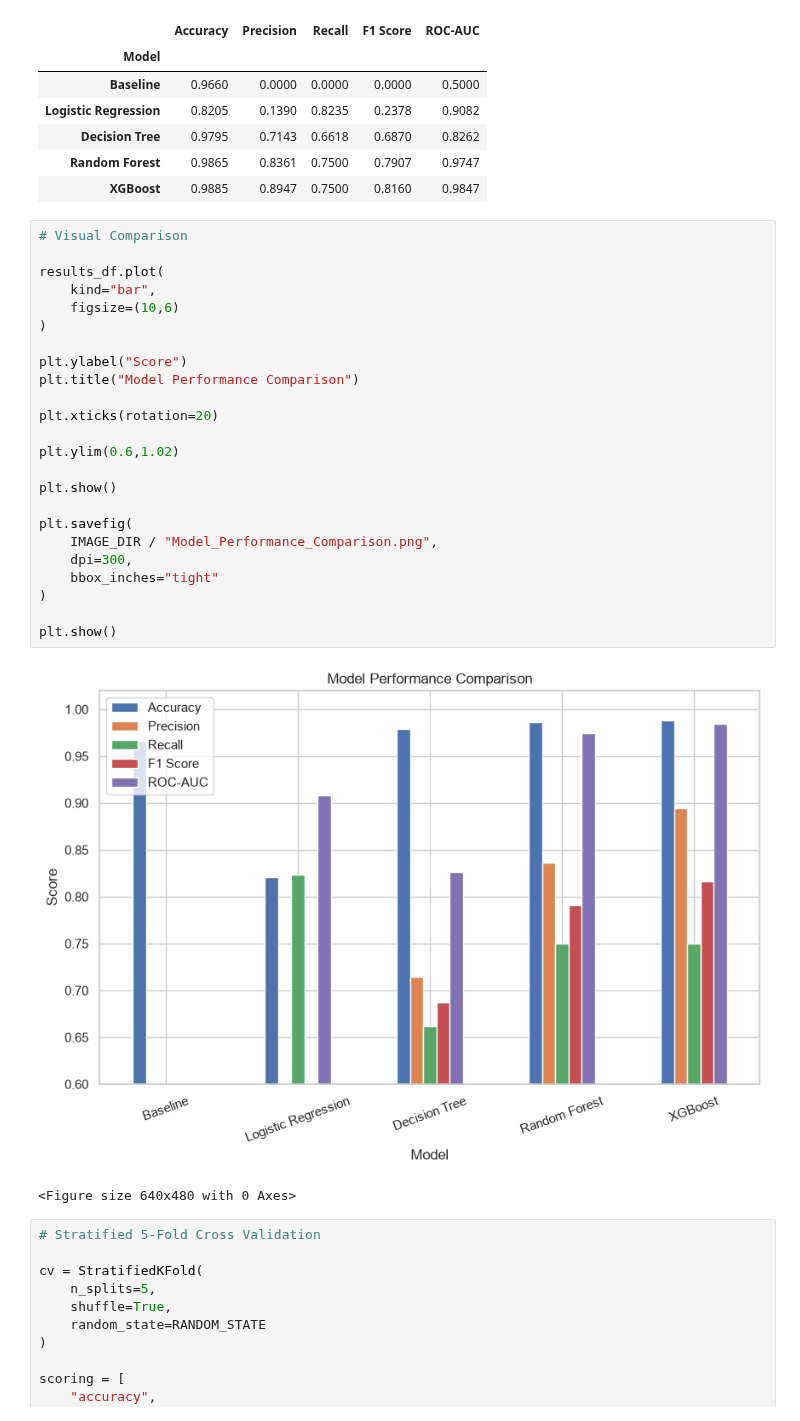
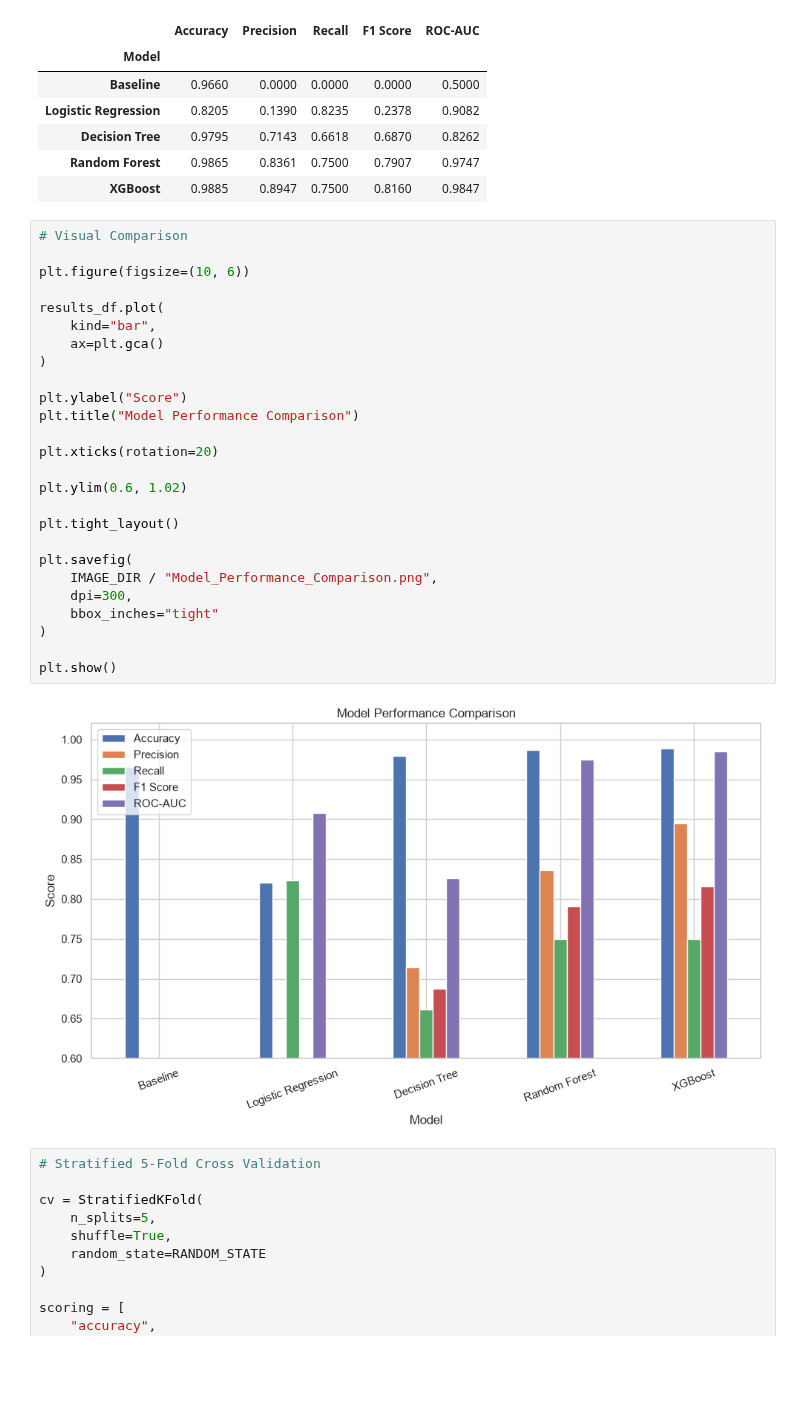
Before and after one commit to ujjal314/Predictive-Maintenance-ML, a Jupyter notebook: notebooks/03_Model_Training.ipynb, the cells around one changed output. Drawn from its saved outputs; the diff is of its cells as text; blank space fills up the shorter version.

Commit message:
Fix model performance dashboard charts

```diff
--- a/notebooks/03_Model_Training.ipynb
+++ b/notebooks/03_Model_Training.ipynb
@@ -386,30 +386,31 @@ results_df.round(4)
 # %%
 # Visual Comparison
 
+plt.figure(figsize=(10, 6))
+
 results_df.plot(
     kind="bar",
-    figsize=(10,6)
+    ax=plt.gca()
 )
 
 plt.ylabel("Score")
 plt.title("Model Performance Comparison")
 
 plt.xticks(rotation=20)
 
-plt.ylim(0.6,1.02)
+plt.ylim(0.6, 1.02)
 
-plt.show()
+plt.tight_layout()
 
 plt.savefig(
     IMAGE_DIR / "Model_Performance_Comparison.png",
     dpi=300,
     bbox_inches="tight"
 )
 
 plt.show()
 # %% [output]
-[figure, old version]
+[figure, new version]
-<Figure size 640x480 with 0 Axes>
 # %%
 # Stratified 5-Fold Cross Validation
 
```
Also changed, not shown: parts of 5 cells of this notebook, 8 other files.
